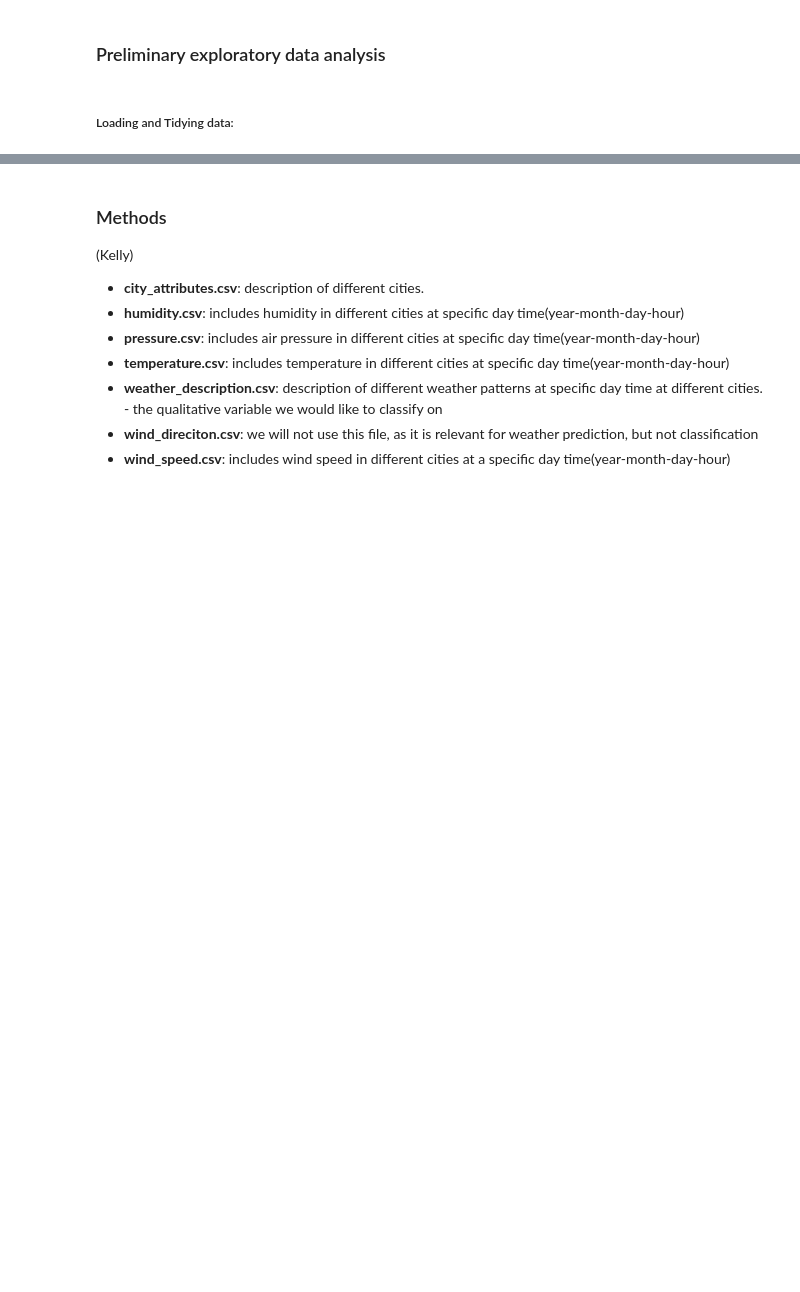
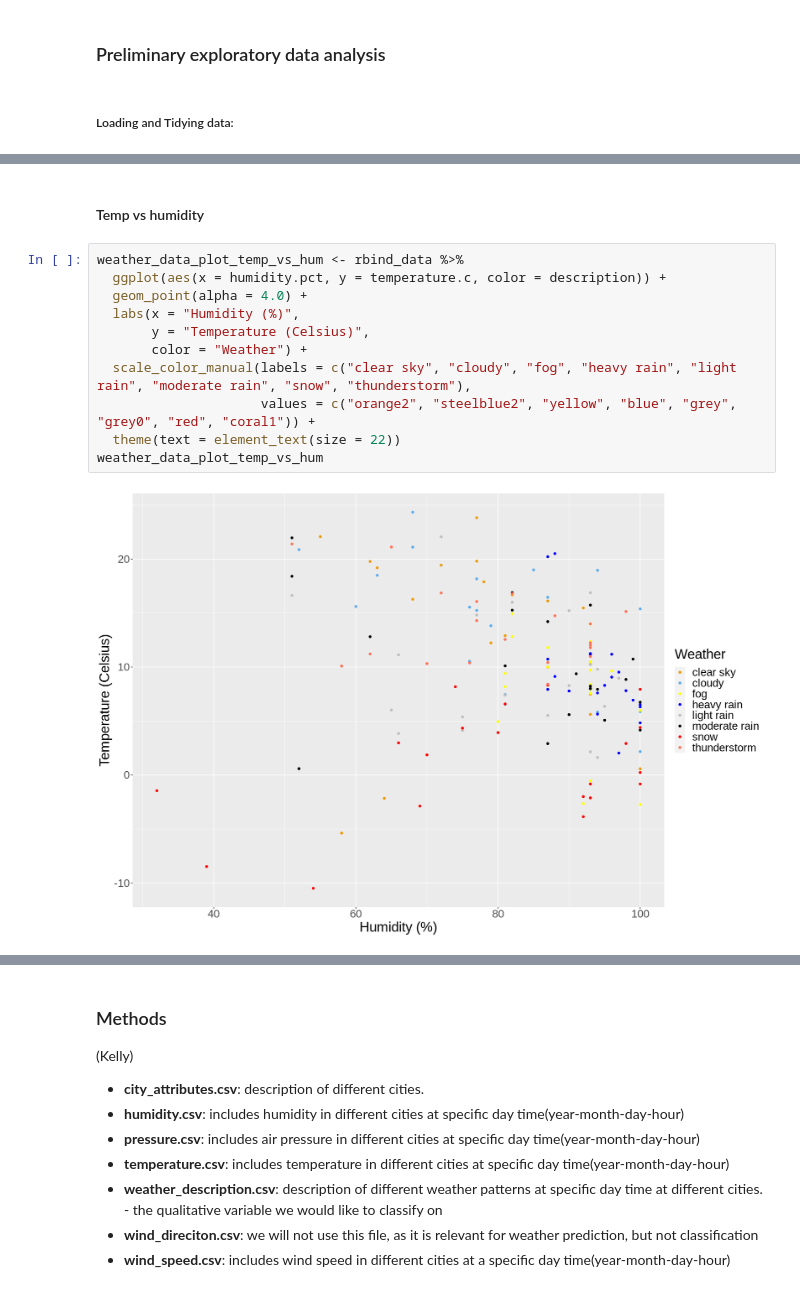
Before and after one commit to StuartLiv/DSCI100Group, a Jupyter notebook: proposal.ipynb, the cells around one changed output, grey strips where cells are left out. Drawn from its saved outputs; the diff is of its cells as text; blank space fills up the shorter version.

```diff
--- a/proposal.ipynb
+++ b/proposal.ipynb
@@ -73,0 +129,15 @@ weather_data = weather_data_verbose %>%
+# %% [markdown]
+#### Temp vs humidity
+# %%
+weather_data_plot_temp_vs_hum <- rbind_data %>%
+  ggplot(aes(x = humidity.pct, y = temperature.c, color = description)) +
+  geom_point(alpha = 4.0) +
+  labs(x = "Humidity (%)",
+       y = "Temperature (Celsius)",
+       color = "Weather") +
+  scale_color_manual(labels = c("clear sky", "cloudy", "fog", "heavy rain", "light rain", "moderate rain", "snow", "thunderstorm"),
+                     values = c("orange2", "steelblue2", "yellow", "blue", "grey", "grey0", "red", "coral1")) +
+  theme(text = element_text(size = 22))
+weather_data_plot_temp_vs_hum
+# %% [output]
+[figure, added]
```
Also changed, not shown: parts of 11 cells of this notebook, 1 other file.
